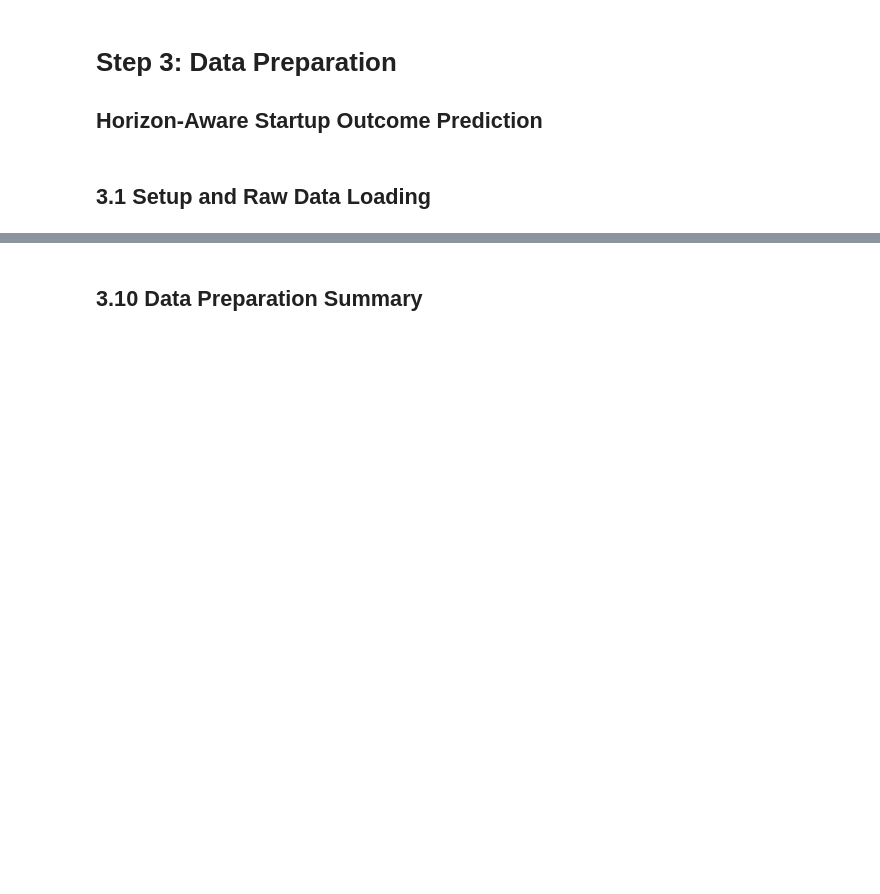
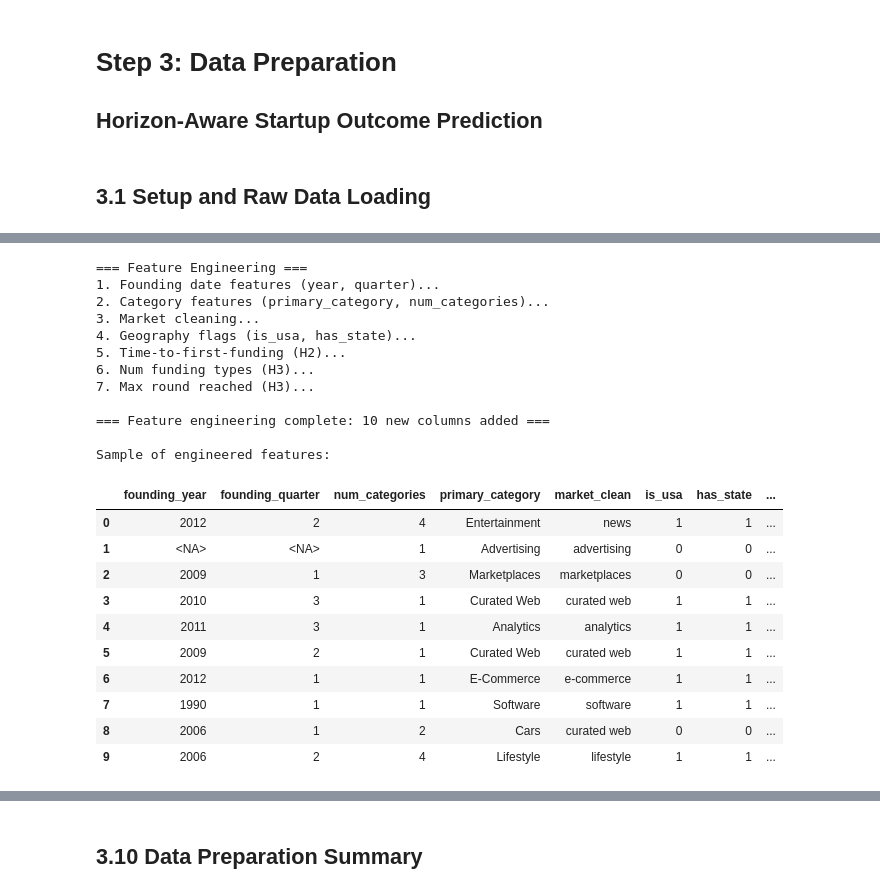
Before and after one commit to uleso26/Predictive-Analytics-Individual-Coursework-, a Jupyter notebook: notebooks/03_data_preparation.ipynb, the cells around one changed output, grey strips where cells are left out. Saved outputs shown, nothing was run; the diff lists cells and outputs as text; code cells hidden in the pictures; blank space fills up the shorter version.

Commit message:
[Fourth Phase] data processing and cleaning

```diff
--- a/notebooks/03_data_preparation.ipynb
+++ b/notebooks/03_data_preparation.ipynb
@@ -76,0 +6,28 @@ Run automated leakage checks before proceeding.
+# %%
+import sys
+sys.path.insert(0, '..')
+
+import pandas as pd
+import numpy as np
+import os
+
+from src.config import (
+    FORBIDDEN, FOUNDING_SAFE, FIRST_FUNDING_SAFE, SNAPSHOT_ALL,
+    LEAK_REGISTRY, TEMPORAL_SPLIT, TARGET, FUNDING_ROUND_COLS,
+    CATEGORICAL_FEATURES, DATE_FEATURES
+)
+from src.preprocessing import (
+    run_cleaning_pipeline, filter_terminal,
+    build_h1_features, build_h2_features, build_h3_features,
+    temporal_split
+)
+from src.features import engineer_all_features
+
+SEED = 42
+DATA_RAW = '../investments_VC 2.csv'
+DATA_OUT = '../data/processed'
+os.makedirs(DATA_OUT, exist_ok=True)
+
+# Load raw data
+df_raw = pd.read_csv(DATA_RAW, encoding='latin-1')
+print(f"Raw CSV loaded: {df_raw.shape[0]:,} rows, {df_raw.shape[1]} columns")
@@ -76,0 +48,3 @@ Run automated leakage checks before proceeding.
+# %%
+# Run the full cleaning pipeline
+df = run_cleaning_pipeline(df_raw)
@@ -76,0 +127,4 @@ Run automated leakage checks before proceeding.
+# %%
+# Filter to terminal outcomes
+df_term = filter_terminal(df)
+print(f"\nClass balance: {df_term['target'].mean():.3f} acquired rate")
@@ -76,0 +155,34 @@ Run automated leakage checks before proceeding.
+# %%
+# Apply all feature engineering
+df_term = engineer_all_features(df_term)
+
+# Show sample of engineered features
+eng_cols = ['founding_year', 'founding_quarter', 'num_categories', 'primary_category',
+            'market_clean', 'is_usa', 'has_state', 'time_to_first_funding_days',
+            'num_funding_types', 'max_round_reached']
+print("\nSample of engineered features:")
+df_term[eng_cols].head(10)
+# %% [output]
+=== Feature Engineering ===
+1. Founding date features (year, quarter)...
+2. Category features (primary_category, num_categories)...
+3. Market cleaning...
+4. Geography flags (is_usa, has_state)...
+5. Time-to-first-funding (H2)...
+6. Num funding types (H3)...
+7. Max round reached (H3)...
+
+=== Feature engineering complete: 10 new columns added ===
+
+Sample of engineered features:
+|  | founding_year | founding_quarter | num_categories | primary_category | market_clean | is_usa | has_state | ... |
+| 0 | 2012 | 2 | 4 | Entertainment | news | 1 | 1 | ... |
+| 1 | <NA> | <NA> | 1 | Advertising | advertising | 0 | 0 | ... |
+| 2 | 2009 | 1 | 3 | Marketplaces | marketplaces | 0 | 0 | ... |
+| 3 | 2010 | 3 | 1 | Curated Web | curated web | 1 | 1 | ... |
+| 4 | 2011 | 3 | 1 | Analytics | analytics | 1 | 1 | ... |
+| 5 | 2009 | 2 | 1 | Curated Web | curated web | 1 | 1 | ... |
+| 6 | 2012 | 1 | 1 | E-Commerce | e-commerce | 1 | 1 | ... |
+| 7 | 1990 | 1 | 1 | Software | software | 1 | 1 | ... |
+| 8 | 2006 | 1 | 2 | Cars | curated web | 0 | 0 | ... |
+| 9 | 2006 | 2 | 4 | Lifestyle | lifestyle | 1 | 1 | ... |
```
Also changed, not shown: parts of 49 cells of this notebook, 7 other files.
